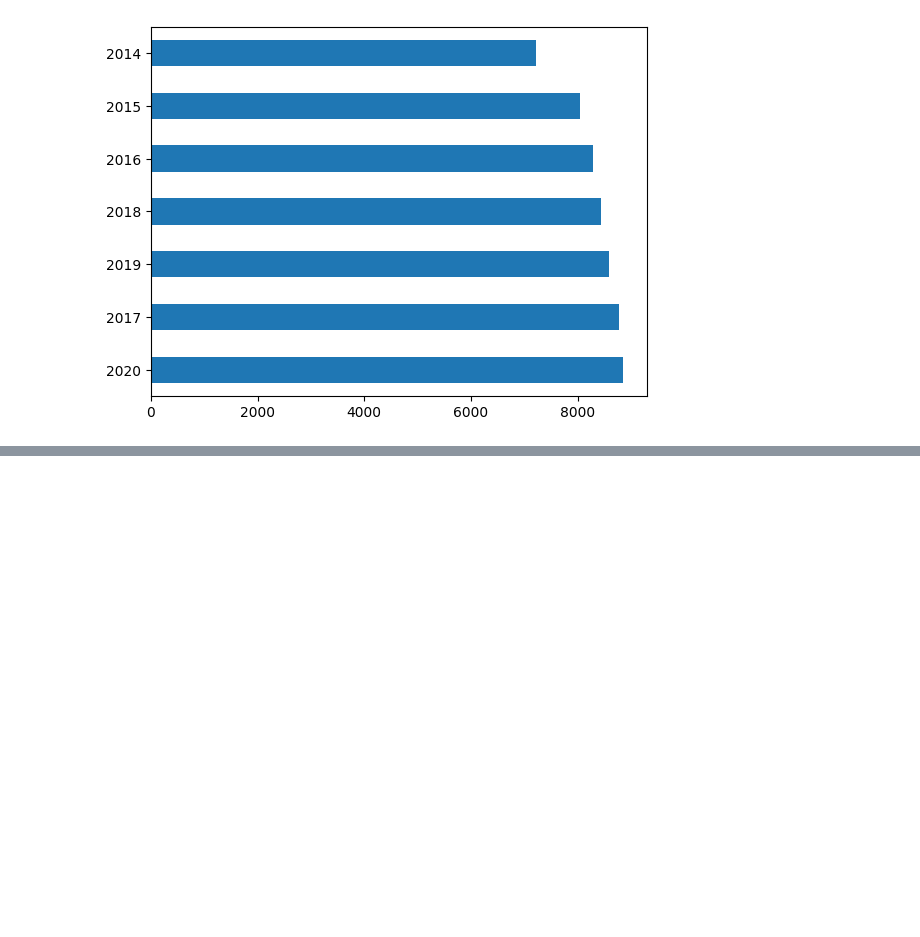
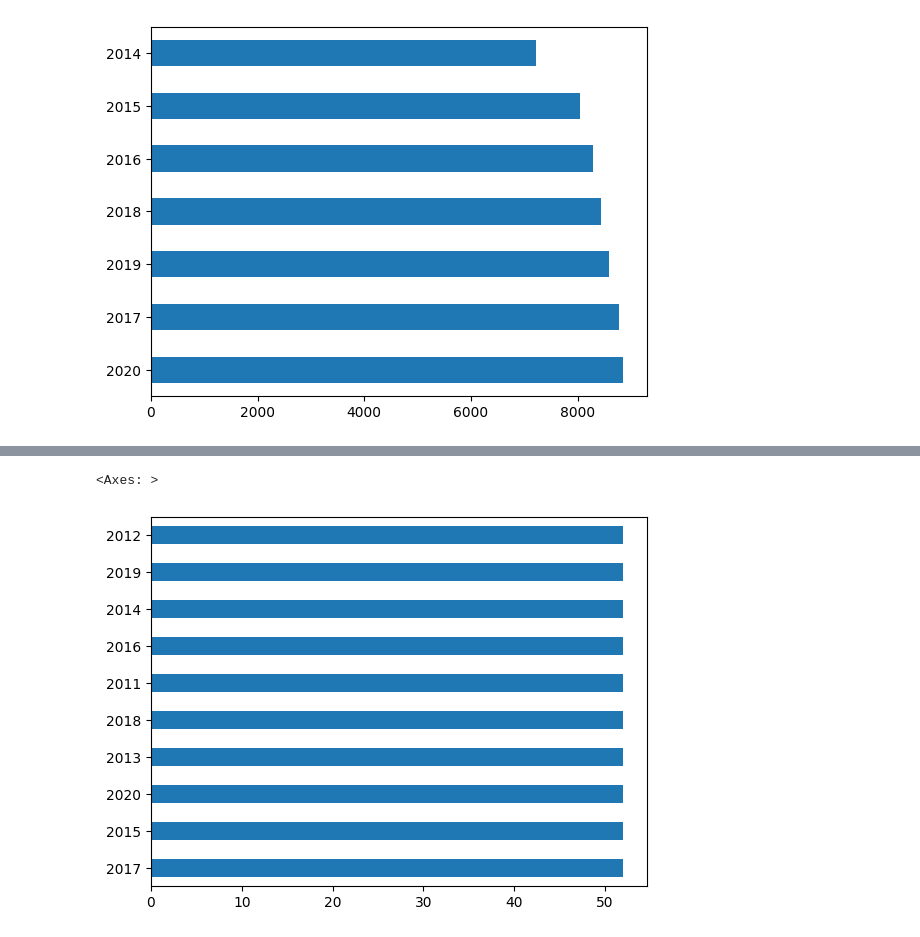
Before and after one commit to JessiPool/KaggleXProject, a Jupyter notebook: AffordableHousingMatrix.ipynb, the cells around one changed output, grey strips where cells are left out. Drawn from its saved outputs; the diff is of its cells as text; code cells hidden in the pictures; blank space fills up the shorter version.

```diff
--- a/AffordableHousingMatrix.ipynb
+++ b/AffordableHousingMatrix.ipynb
@@ -67,0 +98,5 @@ rental.year_only.value_counts().head(10).plot.barh()
+# %%
+medianhh.year_only.value_counts().head(10).plot.barh()
+# %% [output]
+<Axes: >
+[figure, added]
```
Also changed, not shown: parts of 18 cells of this notebook.
